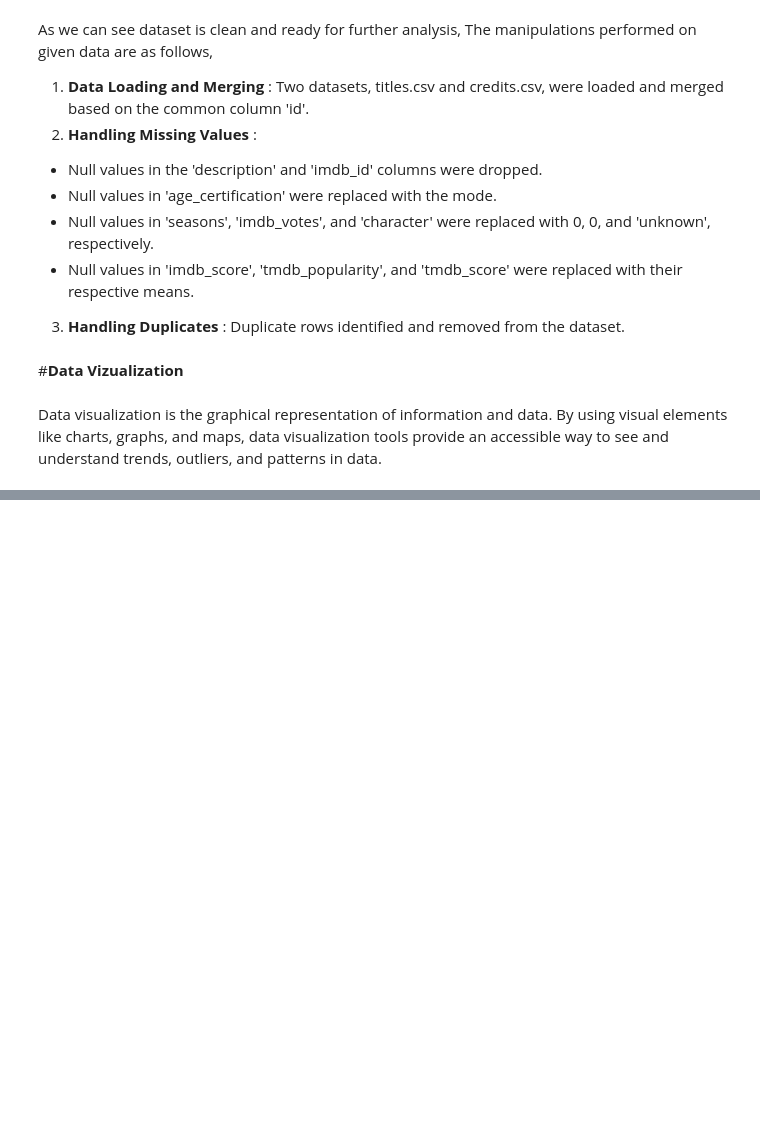
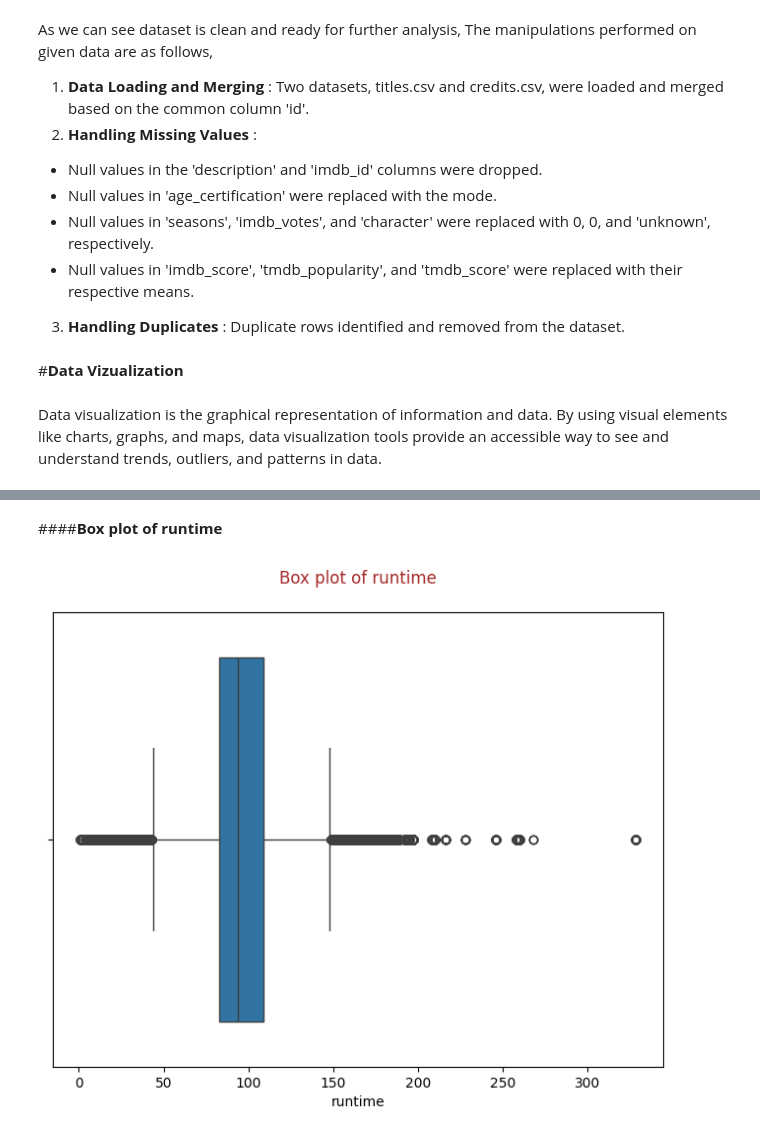
Before and after one commit to Sandeshh16/Amazon-Prime-TV-Shows-and-Movies-EDA, a Jupyter notebook: Amazon_prime_EDA.ipynb, the cells around one changed output, grey strips where cells are left out. Cells and saved outputs as stored; diff of their text form; code cells hidden in the pictures; blank space fills up the shorter version.

```diff
--- a/Amazon_prime_EDA.ipynb
+++ b/Amazon_prime_EDA.ipynb
@@ -468,0 +422,10 @@ Reasoning: To track the trend of TMDb popularity for TV shows with different num
+# %% [markdown]
+####**Box plot of runtime**
+# %%
+#Box plot of runtime
+plt.figure(figsize = (8,6))
+sns.boxplot(data = data, x = 'runtime')
+plt.title('Box plot of runtime\n', color = 'brown')
+plt.show()
+# %% [output]
+[figure, added]
```
Also changed, not shown: parts of 96 cells of this notebook.
